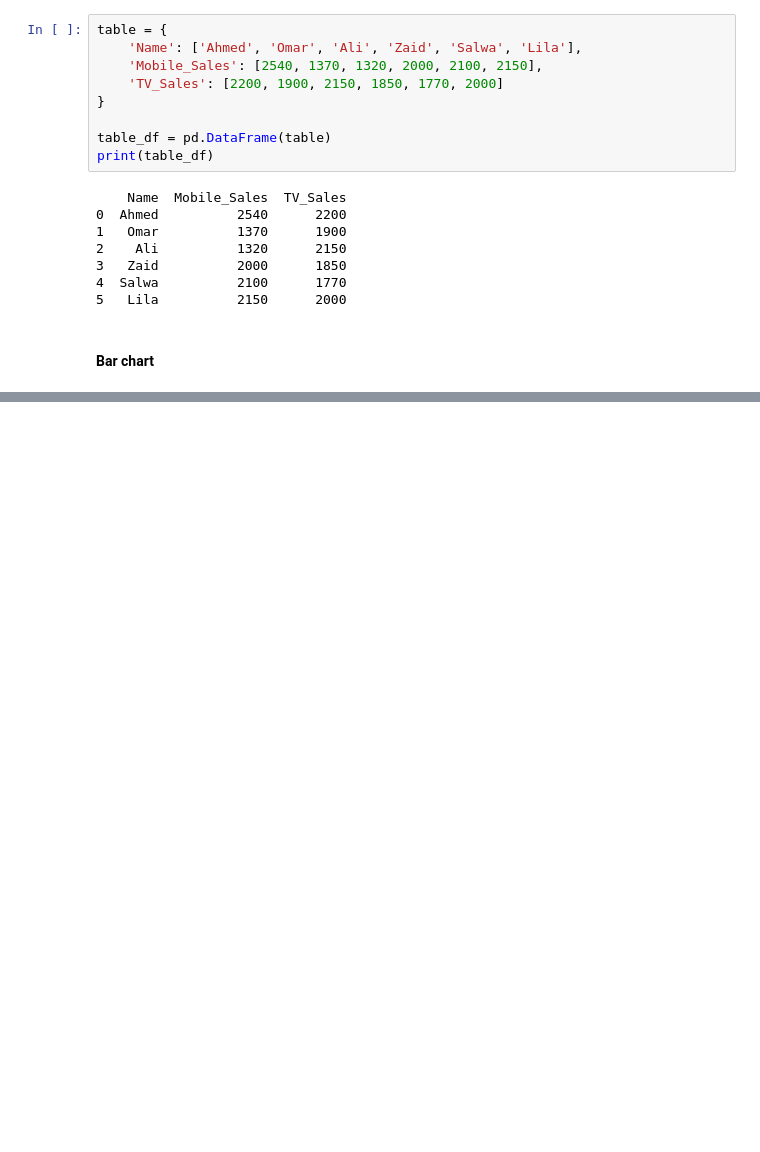
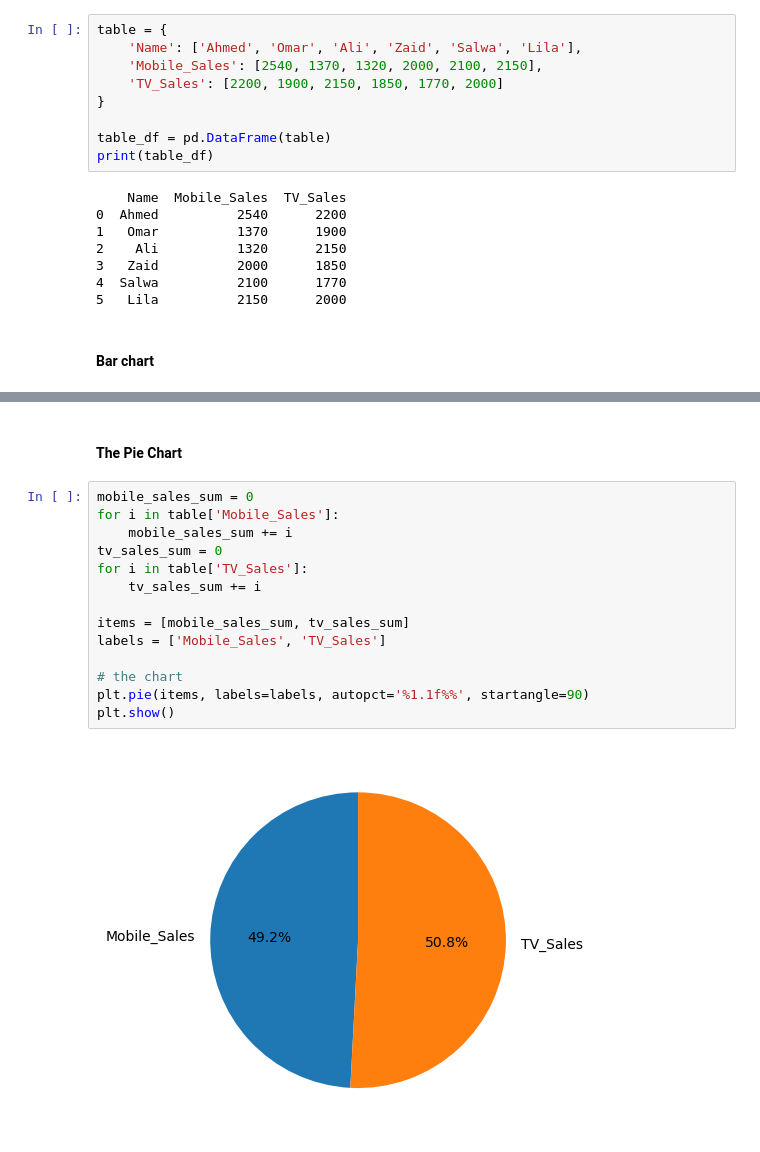
Before and after one commit to xthimylJ/dv_hws, a Jupyter notebook: Feb10Assignment.ipynb, the cells around one changed output, grey strips where cells are left out. Cells and saved outputs as stored; diff of their text form; blank space fills up the shorter version.

```diff
--- a/Feb10Assignment.ipynb
+++ b/Feb10Assignment.ipynb
@@ -73,0 +84,18 @@ plt.bar([i for i in table['Name'], )
+# %% [markdown]
+#### The Pie Chart
+# %%
+mobile_sales_sum = 0
+for i in table['Mobile_Sales']:
+    mobile_sales_sum += i
+tv_sales_sum = 0
+for i in table['TV_Sales']:
+    tv_sales_sum += i
+
+items = [mobile_sales_sum, tv_sales_sum]
+labels = ['Mobile_Sales', 'TV_Sales']
+
+# the chart
+plt.pie(items, labels=labels, autopct='%1.1f%%', startangle=90)
+plt.show()
+# %% [output]
+[figure, added]
```
Also changed, not shown: parts of 8 cells of this notebook.
